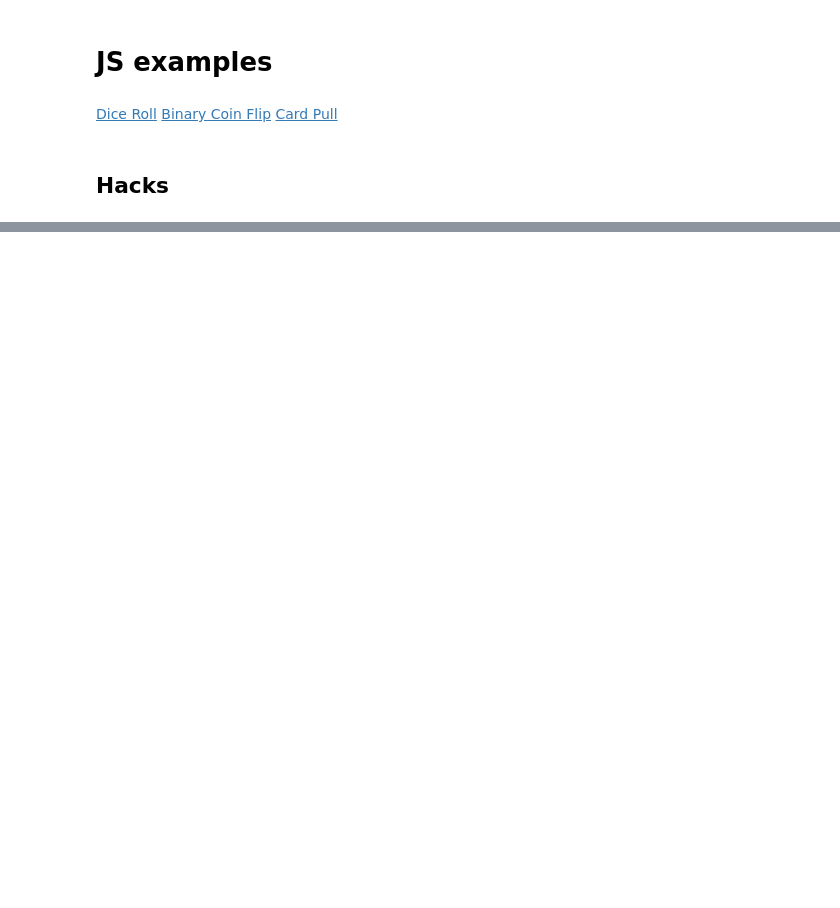
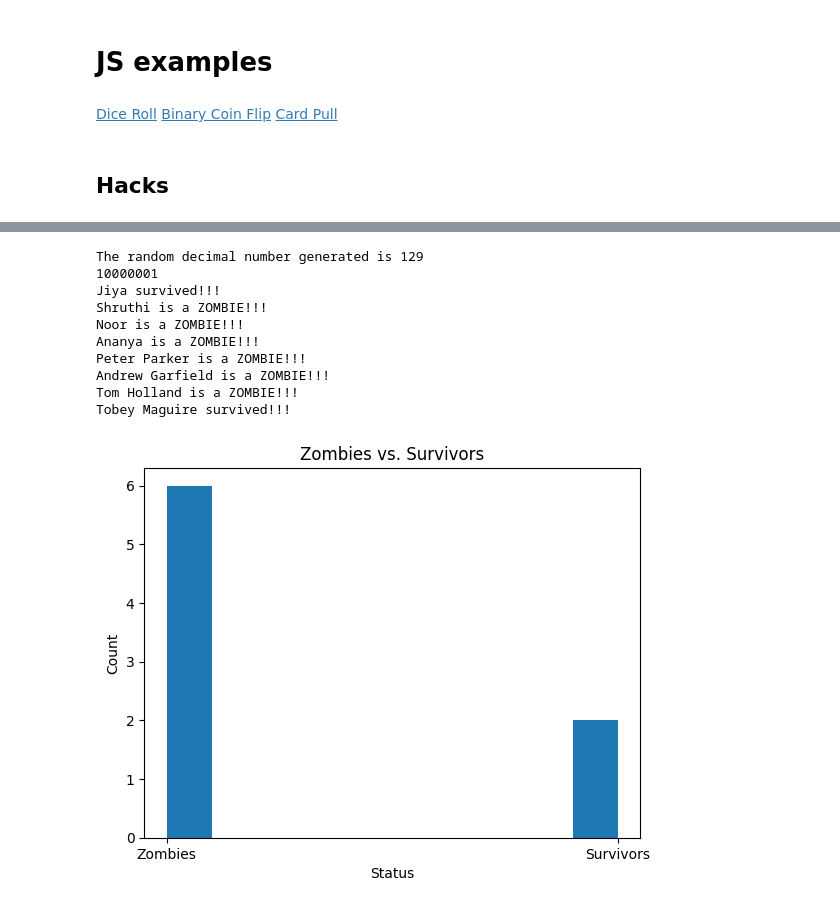
Before and after one commit to jiya-sav/jiya_repository, a Jupyter notebook: _notebooks/2023-04-25-P3M-Simulations.ipynb, the cells around one changed output, grey strips where cells are left out. Cells and saved outputs as stored; diff of their text form; code cells hidden in the pictures; blank space fills up the shorter version.

Commit message:
4/27 simulations

```diff
--- a/_notebooks/2023-04-25-P3M-Simulations.ipynb
+++ b/_notebooks/2023-04-25-P3M-Simulations.ipynb
@@ -243,0 +341,68 @@ How does this simulation have bias?
+# %%
+# example simulation that uses binary
+#There is a zombie apocalypse. A household with 8 survivors is observed.
+# Below is a simulation where we see how many of the people have been transformed into zombies.
+# This involves three functions:
+    # 1: a function for randomizing decimal number 0-255.
+    # 2: a function for converting this to a 8-bit binary number (one bit per person).
+    # 3: a function to read the binary bits, and assign each person a label (zombie or naw) based on the position of 0s and 1s
+    # The amount of people who are zombies is randomly determined. Based on the placement of the 1s and 0s in the 8 bit number, each person is assigned as being a zombie or not
+
+import random
+import matplotlib.pyplot as plt
+
+
+def randomnum(): # function for generating random int
+    n = random.randint(0,255)
+    print("The random decimal number generated is " + str(n))
+    return n
+
+def converttobin(n):
+    if n == 0:
+        print("00000000")
+        return "00000000"
+    elif n == 1:
+        print("00000001")
+        return "00000001"
+    else:
+        binary = "" # define a string "" variable for storing binary digits; calculated below
+        # divide the number (n) by 2, until it becomes 0, and store the remainder in the above string variable
+        while int(n) > 0:
+            binary += str(int(n%2)) # retreive the remainder, and keep appending to the string
+            n = n / 2 # change the number to its quotient, then repeat
+        print(binary[::-1]) # now the binary string has all the desired digits, but in reverse order
+        # :: is how to reverse string
+        return binary
+
+def survivors(binary):
+    zombie_count = 0
+    survivor_count = 0
+    survivorstatus = ["Jiya", "Shruthi", "Noor", "Ananya" , "Peter Parker", "Andrew Garfield", "Tom Holland", "Tobey Maguire"]
+    idx = 0
+    for bit in binary:
+        if (bit == "0"):
+            print(survivorstatus[idx] + " is a ZOMBIE!!!")
+            zombie_count += 1
+        else:
+            print(survivorstatus[idx] + " survived!!!")
+            survivor_count += 1
+        idx += 1 # advancing the index to the next position
+    plt.hist(['Zombies', 'Survivors'], weights=[zombie_count, survivor_count])
+    plt.title('Zombies vs. Survivors')
+    plt.xlabel('Status')
+    plt.ylabel('Count')
+    plt.show()
+
+survivors(converttobin(randomnum())) # perform all the functions
+# %% [output]
+The random decimal number generated is 129
+10000001
+Jiya survived!!!
+Shruthi is a ZOMBIE!!!
+Noor is a ZOMBIE!!!
+Ananya is a ZOMBIE!!!
+Peter Parker is a ZOMBIE!!!
+Andrew Garfield is a ZOMBIE!!!
+Tom Holland is a ZOMBIE!!!
+Tobey Maguire survived!!!
+[figure, added]
```
Also changed, not shown: parts of 14 cells of this notebook, 1 other file.
